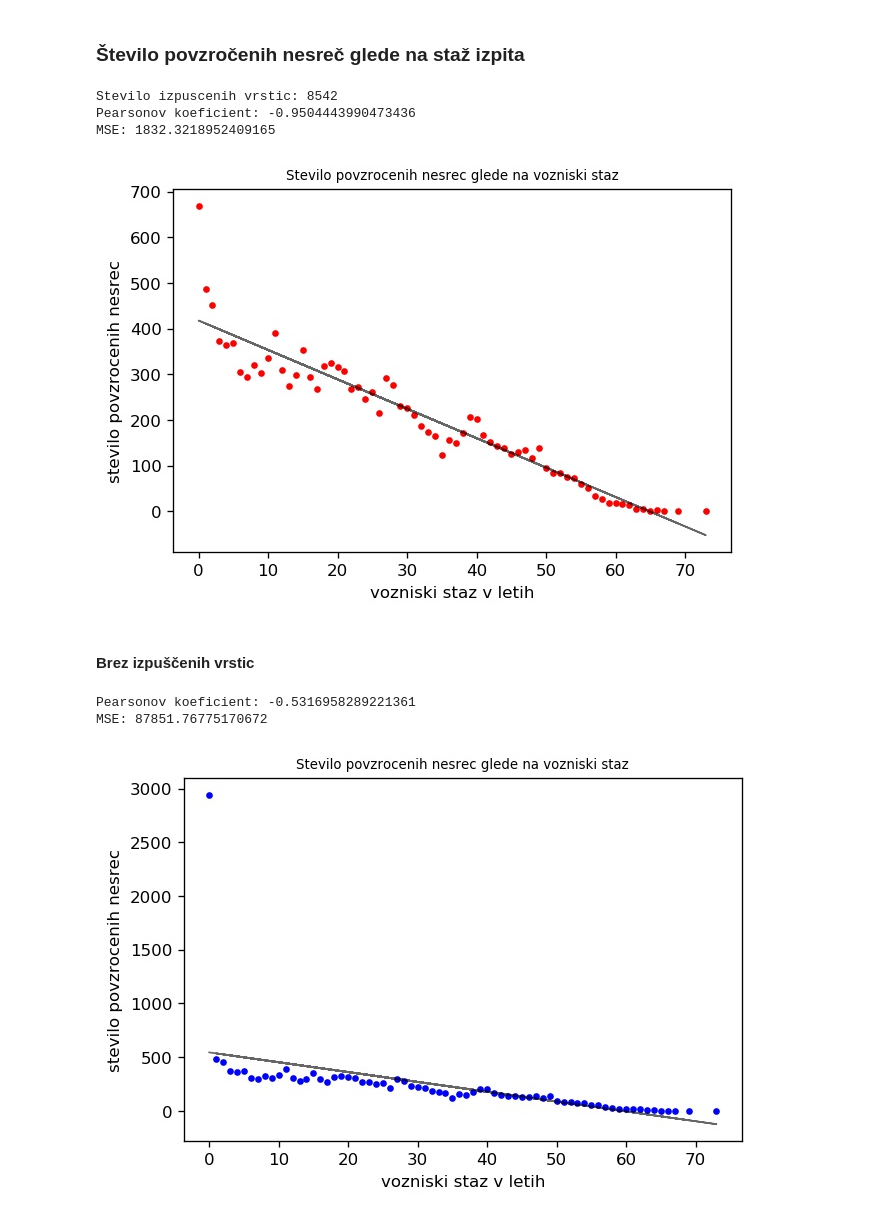
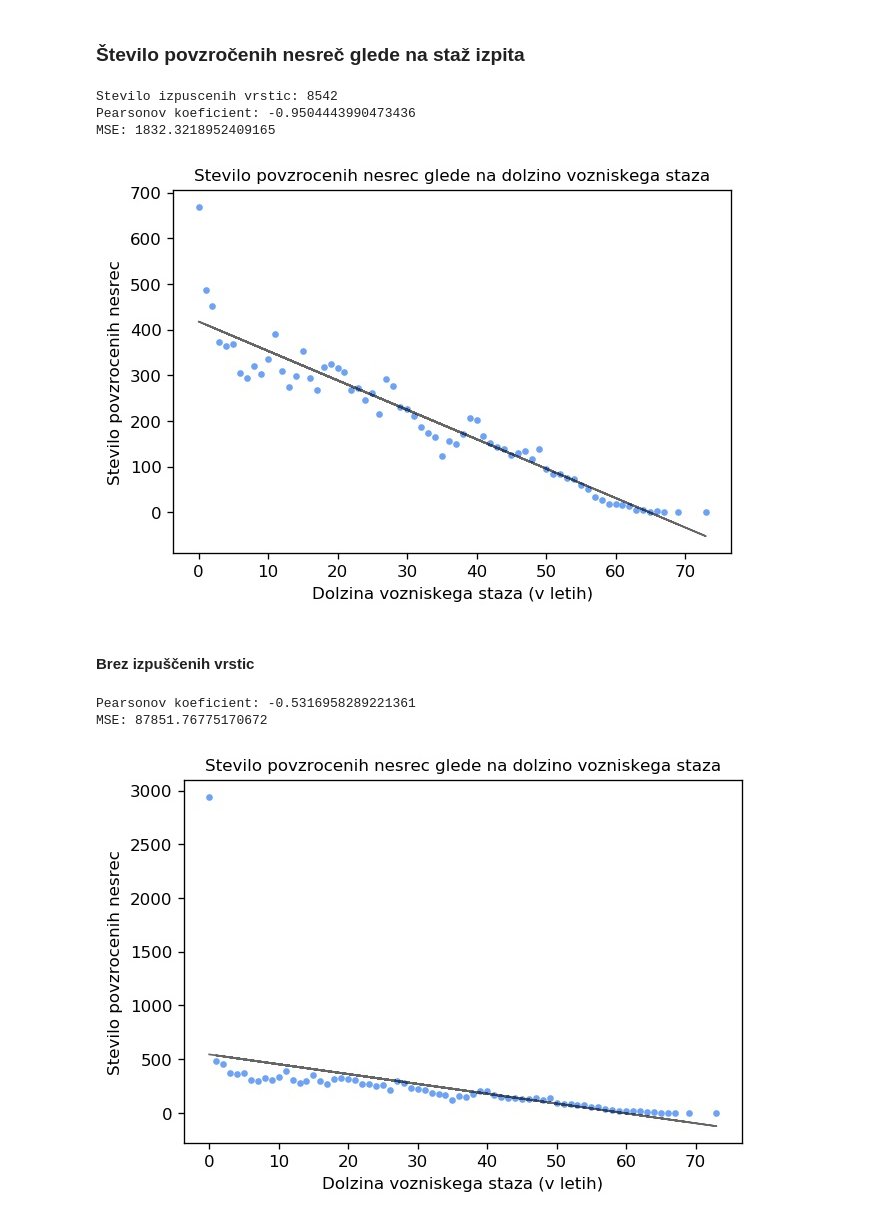
Before and after one commit to ozbej/PR20BOTGJ, a Jupyter notebook: Porocilo Ozbej.ipynb, the cells around one changed output. Saved outputs shown, nothing was run; the diff lists cells and outputs as text; code cells hidden in the pictures.

```diff
--- a/Porocilo Ozbej.ipynb
+++ b/Porocilo Ozbej.ipynb
@@ -145,38 +144,39 @@ for row in data:
     if row["Povzrocitelj"] == "POVZROCITELJ":
         staz = int(row["VozniskiStazVLetih"])
         if staz not in staz_nesrece.keys():
             staz_nesrece[staz] = 0
         staz_nesrece[staz] += 1
 
 plt.figure(dpi=120)
-plt.plot(list(staz_nesrece.keys()), list(staz_nesrece.values()), ".", color="red")
-plt.title('Stevilo povzrocenih nesrec glede na vozniski staz', fontsize=8)
-plt.xlabel('vozniski staz v letih')
-plt.ylabel('stevilo povzrocenih nesrec');
+plt.plot(list(staz_nesrece.keys()), list(staz_nesrece.values()), ".", color="#6ea2f5")
+plt.title('Stevilo povzrocenih nesrec glede na dolzino vozniskega staza', fontsize=10)
+plt.xlabel('Dolzina vozniskega staza (v letih)')
+plt.ylabel('Stevilo povzrocenih nesrec');
 
 print("Stevilo izpuscenih vrstic:", st_izpuscenih)
 print("Pearsonov koeficient:", pearson(list(staz_nesrece.keys()), list(staz_nesrece.values())))
 
 # Regresija
 from sklearn.linear_model import LinearRegression, Lasso, Ridge
 from sklearn.metrics import mean_squared_error
+from math import sqrt
 
 x = np.array(list(staz_nesrece.keys()))
 y = np.array(list(staz_nesrece.values()))
 x = x.reshape(-1, 1)
 y = y.reshape(-1, 1)
 
 model = LinearRegression()
 model.fit(x, y)
 
 predict = model.predict(x)
 plt.plot(x, predict, color='black', linewidth="1", alpha=0.6);
 print("MSE:", mean_squared_error(predict, y))
 # %% [output]
 Stevilo izpuscenih vrstic: 8542
 Pearsonov koeficient: -0.9504443990473436
 MSE: 1832.3218952409165
-[figure, old version]
+[figure, new version]
 # %% [markdown]
 #### Brez izpuščenih vrstic
 # %%
@@ -190,10 +190,10 @@ for row in data:
         staz_nesrece[staz] += 1
 
 plt.figure(dpi=120)
-plt.plot(list(staz_nesrece.keys()), list(staz_nesrece.values()), ".", color="b")
-plt.title('Stevilo povzrocenih nesrec glede na vozniski staz', fontsize=8)
-plt.xlabel('vozniski staz v letih')
-plt.ylabel('stevilo povzrocenih nesrec');
+plt.plot(list(staz_nesrece.keys()), list(staz_nesrece.values()), ".", color="#6ea2f5")
+plt.title('Stevilo povzrocenih nesrec glede na dolzino vozniskega staza', fontsize=10)
+plt.xlabel('Dolzina vozniskega staza (v letih)')
+plt.ylabel('Stevilo povzrocenih nesrec');
 
 print("Pearsonov koeficient:", pearson(list(staz_nesrece.keys()), list(staz_nesrece.values())))
 
@@ -212,6 +212,6 @@ print("MSE:", mean_squared_error(predict, y))
 # %% [output]
 Pearsonov koeficient: -0.5316958289221361
 MSE: 87851.76775170672
-[figure, old version]
+[figure, new version]
 # %%
 koordinate_datum = dict()
```
Also changed, not shown: parts of 11 cells of this notebook, 10 other files.
